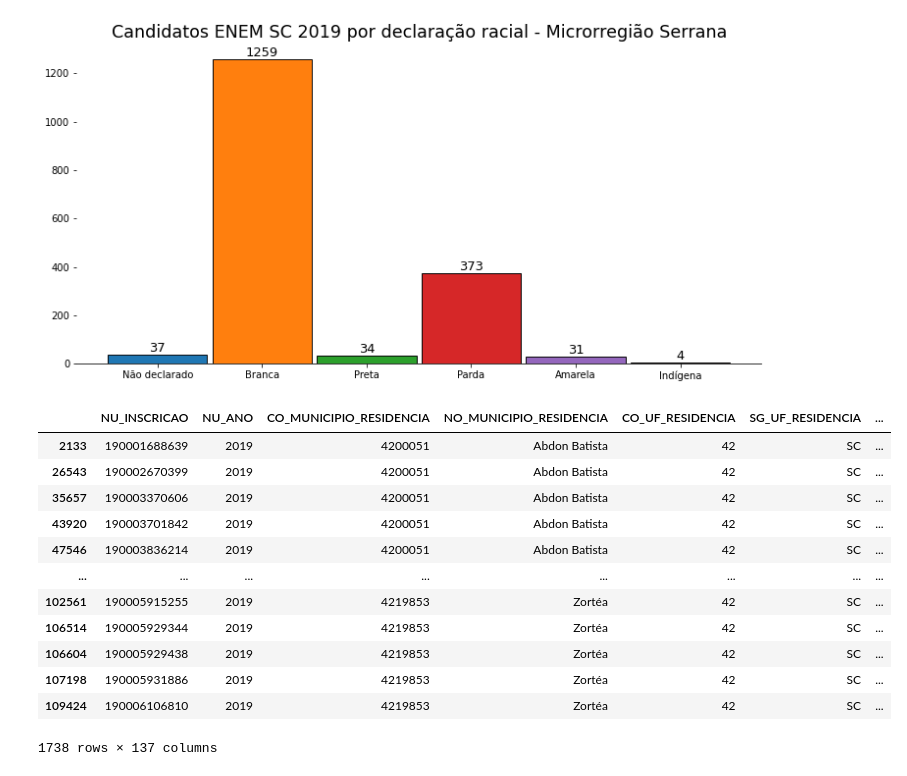
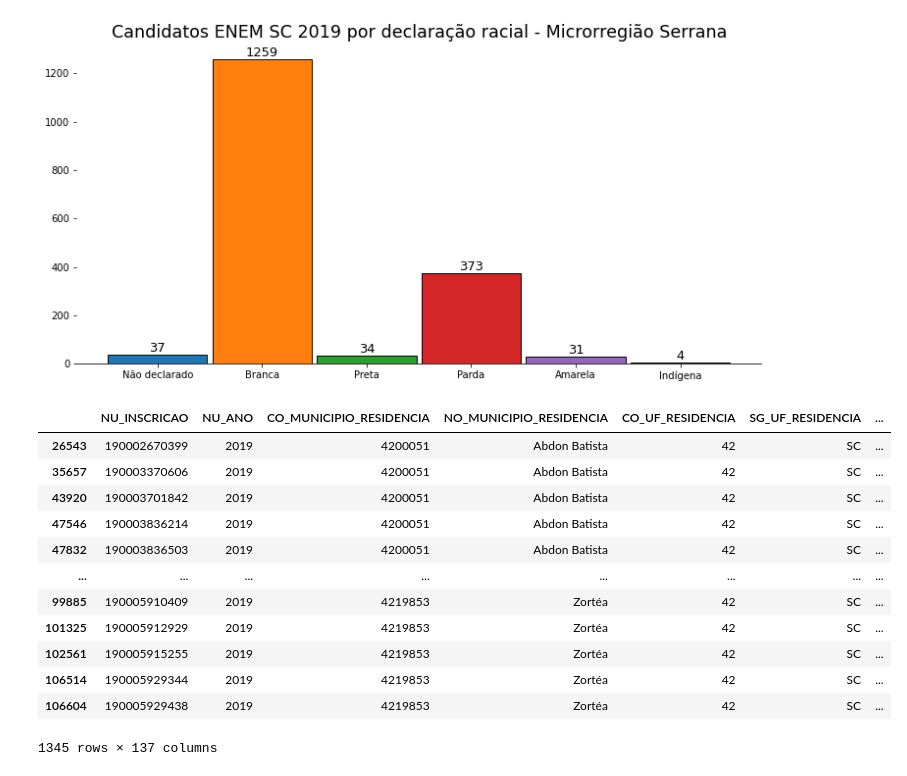
Before and after one commit to NophaieViscente/AnaliseDadosENEM, a Jupyter notebook: Analisando_Dados_da_Educação_ENEM_SC_Microrregião_Serrana.ipynb, the cells around one changed output. Saved outputs shown, nothing was run; the diff lists cells and outputs as text; code cells hidden in the pictures.

```diff
--- a/Analisando_Dados_da_Educação_ENEM_SC_Microrregião_Serrana.ipynb
+++ b/Analisando_Dados_da_Educação_ENEM_SC_Microrregião_Serrana.ipynb
@@ -21,14 +21,8 @@ dadosSC.head()
 # Criando lista com o nome das cidades .
 regiao_serrana = ['Abdon Batista','Brunópolis','Campos Novos','Curitibanos','Frei Rogério','Monte Carlo',
 'Ponte Alta','Ponte Alta do Norte','Santa Cecília','São Cristóvão do Sul','Vargem','Zortéa']
-# %%
-# Criando novos arquivos .csv com os dados de cada cidade.
-for cidade in regiao_serrana :
-  caminho = '/content/drive/MyDrive/microdados_enem_{}_2019.csv'.format(cidade)
-  dadosSC[dadosSC['NO_MUNICIPIO_RESIDENCIA'] == cidade].to_csv(caminho)
 # %%
-dados_regiao_serrana = pd.DataFrame()
-# Criando novos arquivos .csv com os dados de cada cidade.
+# Criando novo dataset somente com as cidades da microrregião serrana
 for cidade in regiao_serrana :
   dados_regiao_serrana = dados_regiao_serrana.append(dadosSC[dadosSC['NO_MUNICIPIO_RESIDENCIA'] == cidade])
 dados_regiao_serrana
@@ -64,20 +58,22 @@ Text(0.5, 1.0, 'Candidatos ENEM SC 2019 por declaração racial - Microrregião
 # %%
 #Capturando os dados das notas das provas e colocando em uma variável chamada provas
 provas = ['NU_NOTA_CN','NU_NOTA_CH','NU_NOTA_MT','NU_NOTA_LC','NU_NOTA_REDACAO']
 # Atribuindo a soma das notas das provas de cada candidato da amostra e adicionando mais uma coluna ao dataframe 'dados_regiao_serrana' com a nota total de cada candidato.
 dados_regiao_serrana['NU_NOTA_TOTAL'] = dados_regiao_serrana[provas].sum(axis=1)
-dados_regiao_serrana
+# Alocando em um novo dataset sem as notas zero
+dados_rs_sem_nota_zero = dados_regiao_serrana.query('NU_NOTA_TOTAL > 0')
+dados_rs_sem_nota_zero
 # %% [output]
 |  | NU_INSCRICAO | NU_ANO | CO_MUNICIPIO_RESIDENCIA | NO_MUNICIPIO_RESIDENCIA | CO_UF_RESIDENCIA | SG_UF_RESIDENCIA | ... |
-| 2133 | 190001688639 | 2019 | 4200051 | Abdon Batista | 42 | SC | ... |
 | 26543 | 190002670399 | 2019 | 4200051 | Abdon Batista | 42 | SC | ... |
 | 35657 | 190003370606 | 2019 | 4200051 | Abdon Batista | 42 | SC | ... |
 | 43920 | 190003701842 | 2019 | 4200051 | Abdon Batista | 42 | SC | ... |
 | 47546 | 190003836214 | 2019 | 4200051 | Abdon Batista | 42 | SC | ... |
+| 47832 | 190003836503 | 2019 | 4200051 | Abdon Batista | 42 | SC | ... |
 | ... | ... | ... | ... | ... | ... | ... | ... |
+| 99885 | 190005910409 | 2019 | 4219853 | Zortéa | 42 | SC | ... |
+| 101325 | 190005912929 | 2019 | 4219853 | Zortéa | 42 | SC | ... |
 | 102561 | 190005915255 | 2019 | 4219853 | Zortéa | 42 | SC | ... |
 | 106514 | 190005929344 | 2019 | 4219853 | Zortéa | 42 | SC | ... |
 | 106604 | 190005929438 | 2019 | 4219853 | Zortéa | 42 | SC | ... |
-| 107198 | 190005931886 | 2019 | 4219853 | Zortéa | 42 | SC | ... |
-| 109424 | 190006106810 | 2019 | 4219853 | Zortéa | 42 | SC | ... |
-1738 rows × 137 columns
+1345 rows × 137 columns
```
Also changed, not shown: parts of 3 cells of this notebook.
